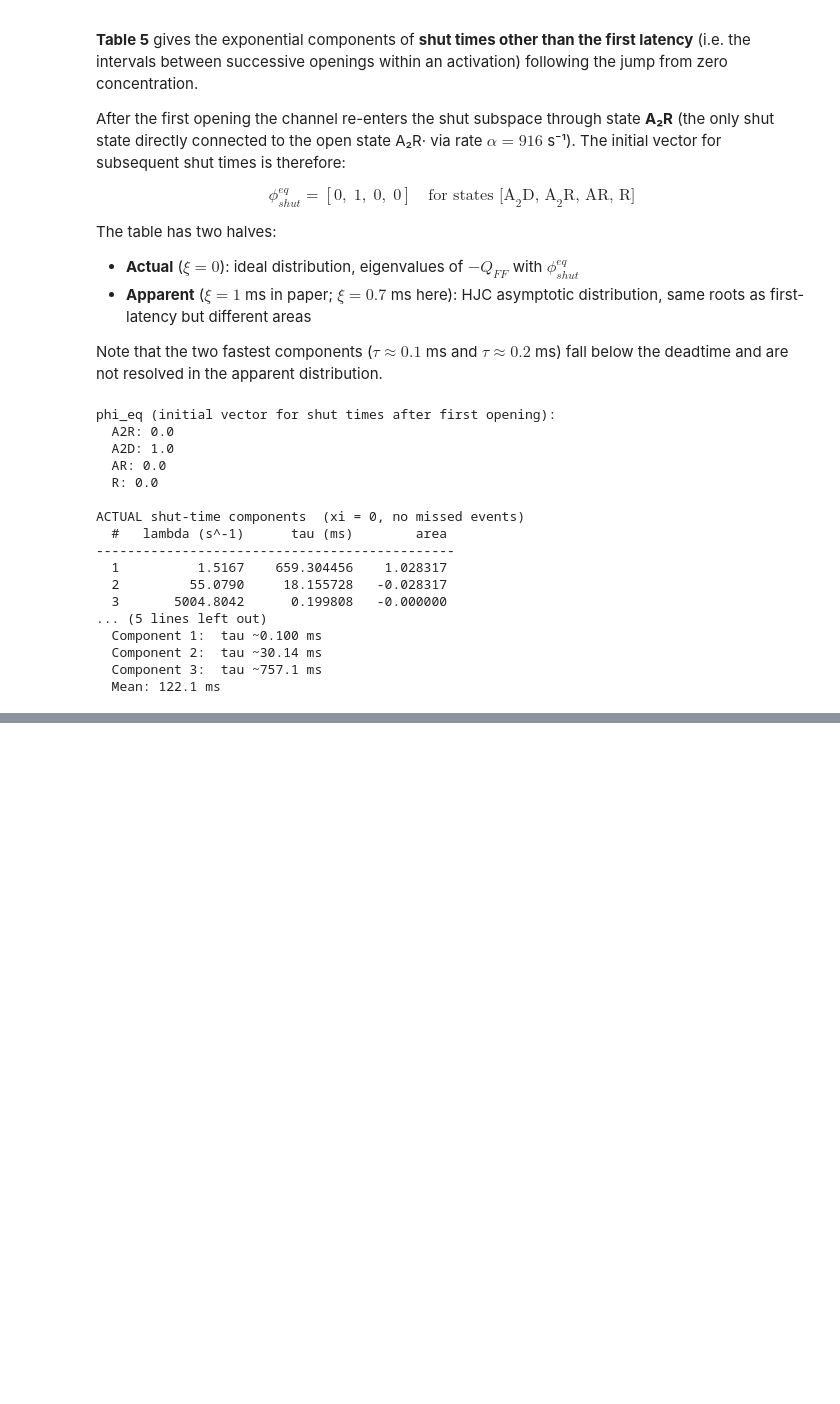
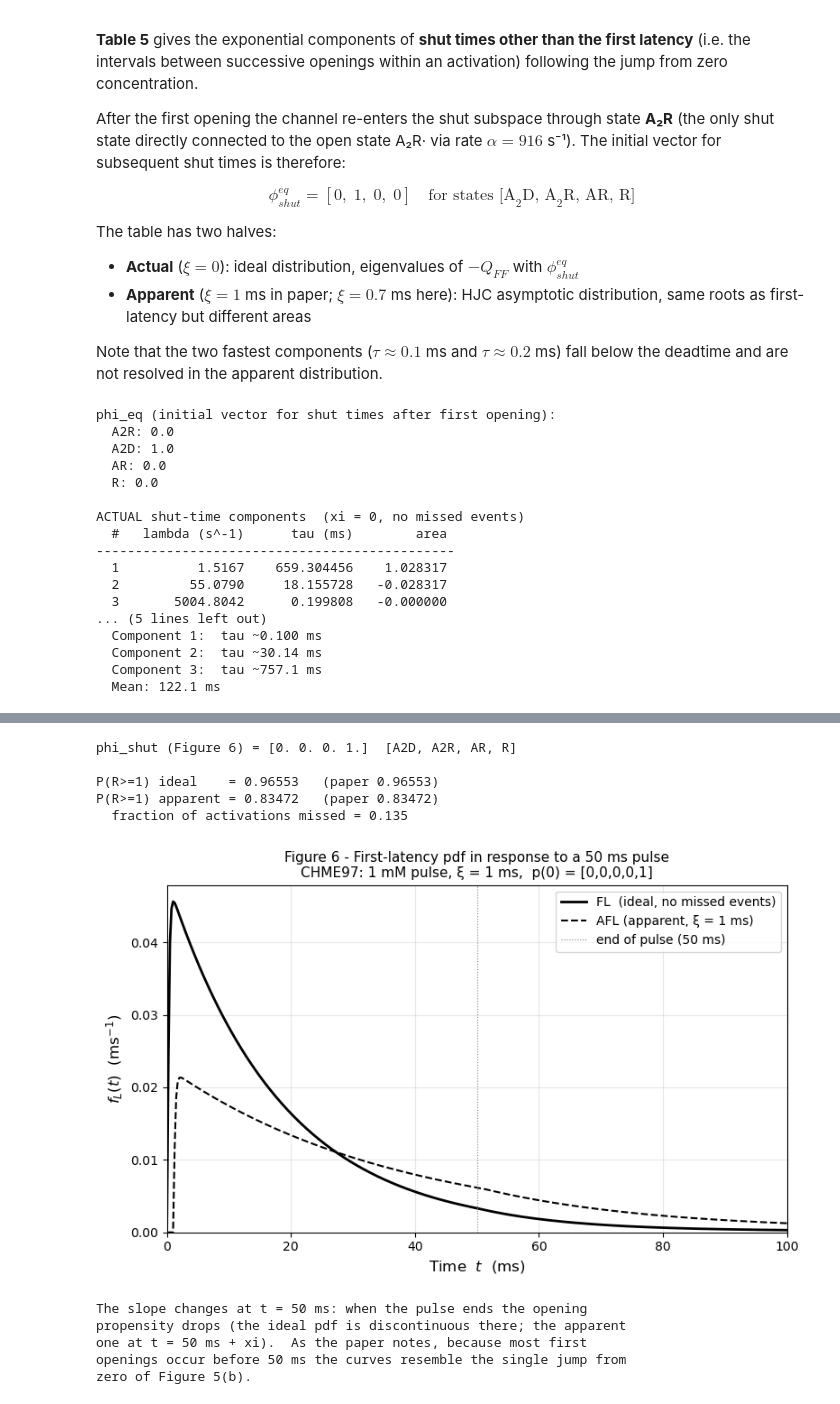
Before and after one commit to DCPROGS/SCALCS, a Jupyter notebook: notebooks/CHME97-paper-reproduction.ipynb, the cells around one changed output, grey strips where cells are left out. Saved outputs shown, nothing was run; the diff lists cells and outputs as text; code cells hidden in the pictures; blank space fills up the shorter version.

```diff
--- a/notebooks/CHME97-paper-reproduction.ipynb
+++ b/notebooks/CHME97-paper-reproduction.ipynb
@@ -544,0 +573,63 @@ Mean first latency (code  phi):  122.20 ms
+# %%
+# --- Figure 6 parameters ---
+T_pulse = 50e-3    # 50 ms pulse
+tres_f6 = 1e-3     # deadtime xi = 1 ms (paper value)
+
+# Initial vector: channel unliganded at t = 0  ->  all probability in R
+phi_pulse = qm.pinf(mec0.Q)[mec0.kA:]                 # = [0, 0, 0, 1]
+phi_pulse = np.where(np.abs(phi_pulse) < 1e-12, 0.0, phi_pulse)
+print("phi_shut (Figure 6) =", np.round(phi_pulse, 6), " [A2D, A2R, AR, R]")
+print()
+
+# --- Probabilities of at least one (apparent) opening after t = 0 ---
+PR_ideal = fl.pulse_PR_ge_one(T_pulse, phi_pulse, mec1, mec0)
+PR_app   = fl.apparent_pulse_PR_ge_one(T_pulse, tres_f6, phi_pulse,
+                                       mec1, mec0, nquad=32)
+print(f"P(R>=1) ideal    = {PR_ideal:.5f}   (paper 0.96553)")
+print(f"P(R>=1) apparent = {PR_app:.5f}   (paper 0.83472)")
+print(f"  fraction of activations missed = {1 - PR_app/PR_ideal:.3f}")
+
+# --- First-latency pdfs (conditional on >=1 opening), in ms^-1 ---
+t_ms = np.linspace(0, 100, 400)
+t_s  = t_ms * 1e-3
+
+fl_pulse  = fl.ideal_pulse_pdf(t_s, T_pulse, phi_pulse, mec1, mec0) * 1e-3
+comp1     = fl.shut_survivor_components(tres_f6, mec1)
+afl_pulse = (fl.apparent_pulse_pdf(t_s, T_pulse, tres_f6, phi_pulse, mec1, mec0,
+                                   components=comp1, nquad=16) / PR_app) * 1e-3
+
+# --- Plot (cf. CHME97 Figure 6) ---
+fig, ax = plt.subplots(figsize=(8, 5))
+ax.plot(t_ms, fl_pulse,  'k-',  lw=2.0, label='FL  (ideal, no missed events)')
+ax.plot(t_ms, afl_pulse, 'k--', lw=1.5,
+        label=f'AFL (apparent, ξ = {tres_f6*1000:.0f} ms)')
+ax.axvline(T_pulse * 1000, color='grey', lw=0.8, ls=':',
+           label='end of pulse (50 ms)')
+
+ax.set_xlabel('Time  $t$  (ms)', fontsize=12)
+ax.set_ylabel('$f_L(t)$  (ms$^{-1}$)', fontsize=12)
+ax.set_title('Figure 6 - First-latency pdf in response to a 50 ms pulse\n'
+             'CHME97: 1 mM pulse, ξ = 1 ms,  p(0) = [0,0,0,0,1]',
+             fontsize=11)
+ax.set_xlim([0, 100]); ax.set_ylim(bottom=0)
+ax.legend(fontsize=10); ax.grid(True, alpha=0.3)
+plt.tight_layout(); plt.show()
+
+print()
+print("The slope changes at t = 50 ms: when the pulse ends the opening")
+print("propensity drops (the ideal pdf is discontinuous there; the apparent")
+print("one at t = 50 ms + xi).  As the paper notes, because most first")
+print("openings occur before 50 ms the curves resemble the single jump from")
+print("zero of Figure 5(b).")
+# %% [output]
+phi_shut (Figure 6) = [0. 0. 0. 1.]  [A2D, A2R, AR, R]
+
+P(R>=1) ideal    = 0.96553   (paper 0.96553)
+P(R>=1) apparent = 0.83472   (paper 0.83472)
+  fraction of activations missed = 0.135
+[figure, added]
+The slope changes at t = 50 ms: when the pulse ends the opening
+propensity drops (the ideal pdf is discontinuous there; the apparent
+one at t = 50 ms + xi).  As the paper notes, because most first
+openings occur before 50 ms the curves resemble the single jump from
+zero of Figure 5(b).
```
Also changed, not shown: parts of 13 cells of this notebook, 3 other files.
